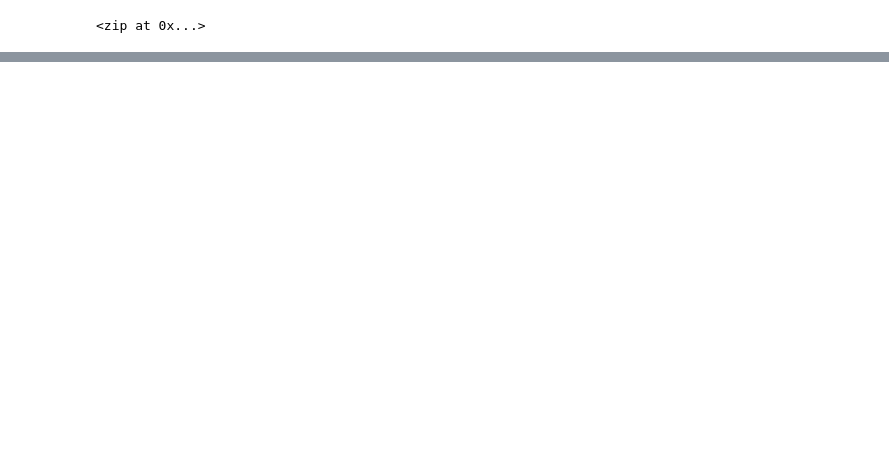
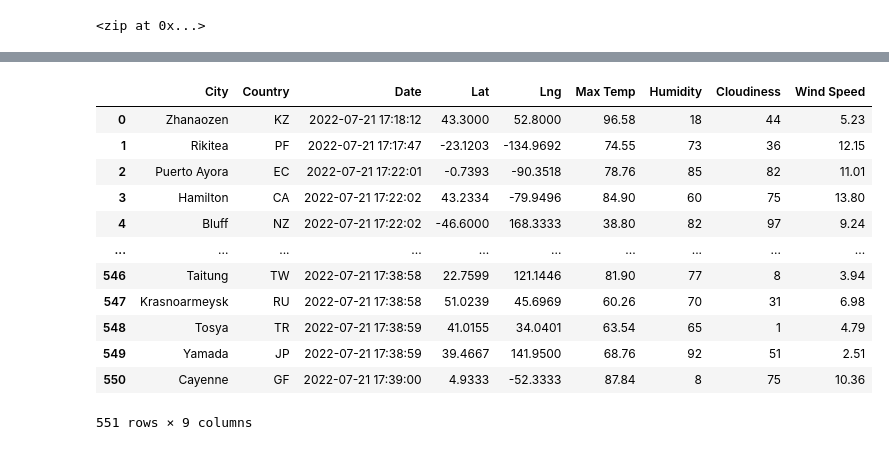
Before and after one commit to caedturner/World_Weather_analysis, a Jupyter notebook: WeatherPy.ipynb, the cells around one changed output, grey strips where cells are left out. Drawn from its saved outputs; the diff is of its cells as text; code cells hidden in the pictures; blank space fills up the shorter version.

```diff
--- a/WeatherPy.ipynb
+++ b/WeatherPy.ipynb
@@ -58,0 +169,21 @@ len(cities)
+# %%
+# Create new column order.
+new_column_order = ["City", "Country", "Date", "Lat", "Lng", "Max Temp", "Humidity", "Cloudiness", "Wind Speed"]
+# %%
+# Apply new column order.
+city_data_df = city_data_df[new_column_order]
+city_data_df
+# %% [output]
+|  | City | Country | Date | Lat | Lng | Max Temp | Humidity | Cloudiness | Wind Speed |
+| 0 | Zhanaozen | KZ | 2022-07-21 17:18:12 | 43.3000 | 52.8000 | 96.58 | 18 | 44 | 5.23 |
+| 1 | Rikitea | PF | 2022-07-21 17:17:47 | -23.1203 | -134.9692 | 74.55 | 73 | 36 | 12.15 |
+| 2 | Puerto Ayora | EC | 2022-07-21 17:22:01 | -0.7393 | -90.3518 | 78.76 | 85 | 82 | 11.01 |
+| 3 | Hamilton | CA | 2022-07-21 17:22:02 | 43.2334 | -79.9496 | 84.90 | 60 | 75 | 13.80 |
+| 4 | Bluff | NZ | 2022-07-21 17:22:02 | -46.6000 | 168.3333 | 38.80 | 82 | 97 | 9.24 |
+| ... | ... | ... | ... | ... | ... | ... | ... | ... | ... |
+| 546 | Taitung | TW | 2022-07-21 17:38:58 | 22.7599 | 121.1446 | 81.90 | 77 | 8 | 3.94 |
+| 547 | Krasnoarmeysk | RU | 2022-07-21 17:38:58 | 51.0239 | 45.6969 | 60.26 | 70 | 31 | 6.98 |
+| 548 | Tosya | TR | 2022-07-21 17:38:59 | 41.0155 | 34.0401 | 63.54 | 65 | 1 | 4.79 |
+| 549 | Yamada | JP | 2022-07-21 17:38:59 | 39.4667 | 141.9500 | 68.76 | 92 | 51 | 2.51 |
+| 550 | Cayenne | GF | 2022-07-21 17:39:00 | 4.9333 | -52.3333 | 87.84 | 8 | 75 | 10.36 |
+551 rows × 9 columns
```
Also changed, not shown: parts of 12 cells of this notebook, 3 other files.
